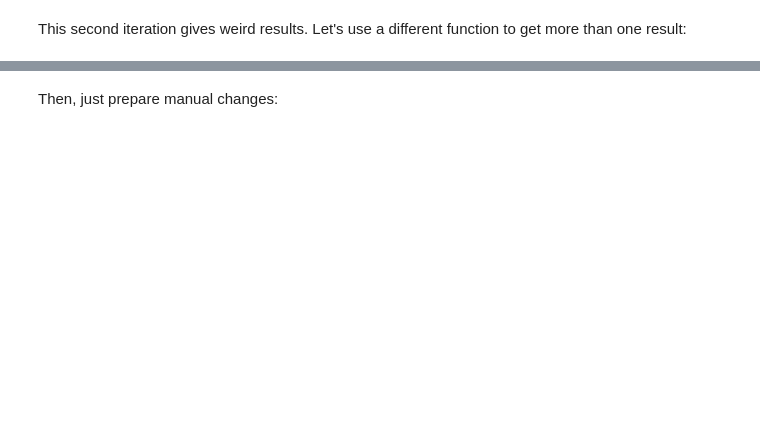
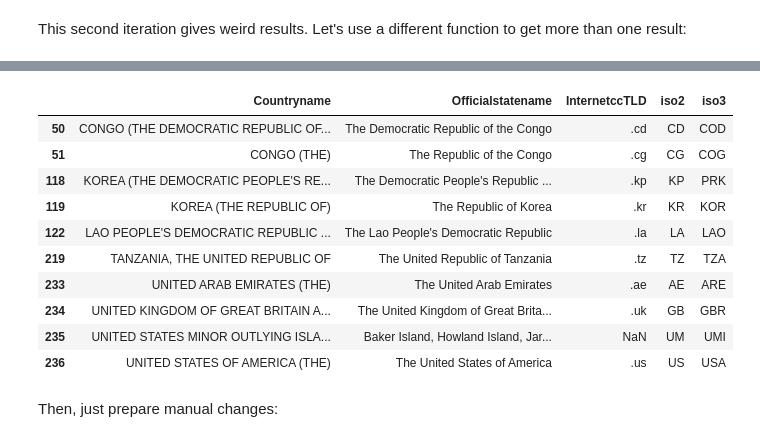
Before and after one commit to CienciaDeDatosEspacial/merging, a Jupyter notebook: Merging_DFs.ipynb, the cells around one changed output, grey strips where cells are left out. Cells and saved outputs as stored; diff of their text form; code cells hidden in the pictures; blank space fills up the shorter version.

```diff
--- a/Merging_DFs.ipynb
+++ b/Merging_DFs.ipynb
@@ -215,6 +525,18 @@ onlyISO=set(isoCodes.Countryname)-set(fragilecia.Country)
 # %%
 # remember you can use this for a particular case:
-isoCodes.loc[isoCodes.Countryname.str.contains('LAO|KOREA|CONGO|GAZA')]
+isoCodes.loc[isoCodes.Countryname.str.contains('LAO|KOREA|CONGO|GAZA|UNITED')]
+# %% [output]
+|  | Countryname | Officialstatename | InternetccTLD | iso2 | iso3 |
+| 50 | CONGO (THE DEMOCRATIC REPUBLIC OF... | The Democratic Republic of the Congo | .cd | CD | COD |
+| 51 | CONGO (THE) | The Republic of the Congo | .cg | CG | COG |
+| 118 | KOREA (THE DEMOCRATIC PEOPLE'S RE... | The Democratic People's Republic ... | .kp | KP | PRK |
+| 119 | KOREA (THE REPUBLIC OF) | The Republic of Korea | .kr | KR | KOR |
+| 122 | LAO PEOPLE'S DEMOCRATIC REPUBLIC ... | The Lao People's Democratic Republic | .la | LA | LAO |
+| 219 | TANZANIA, THE UNITED REPUBLIC OF | The United Republic of Tanzania | .tz | TZ | TZA |
+| 233 | UNITED ARAB EMIRATES (THE) | The United Arab Emirates | .ae | AE | ARE |
+| 234 | UNITED KINGDOM OF GREAT BRITAIN A... | The United Kingdom of Great Brita... | .uk | GB | GBR |
+| 235 | UNITED STATES MINOR OUTLYING ISLA... | Baker Island, Howland Island, Jar... | NaN | UM | UMI |
+| 236 | UNITED STATES OF AMERICA (THE) | The United States of America | .us | US | USA |
 # %% [markdown]
 Then, just prepare manual changes:
 # %%
```
Also changed, not shown: parts of 33 cells of this notebook, 1 other file.
